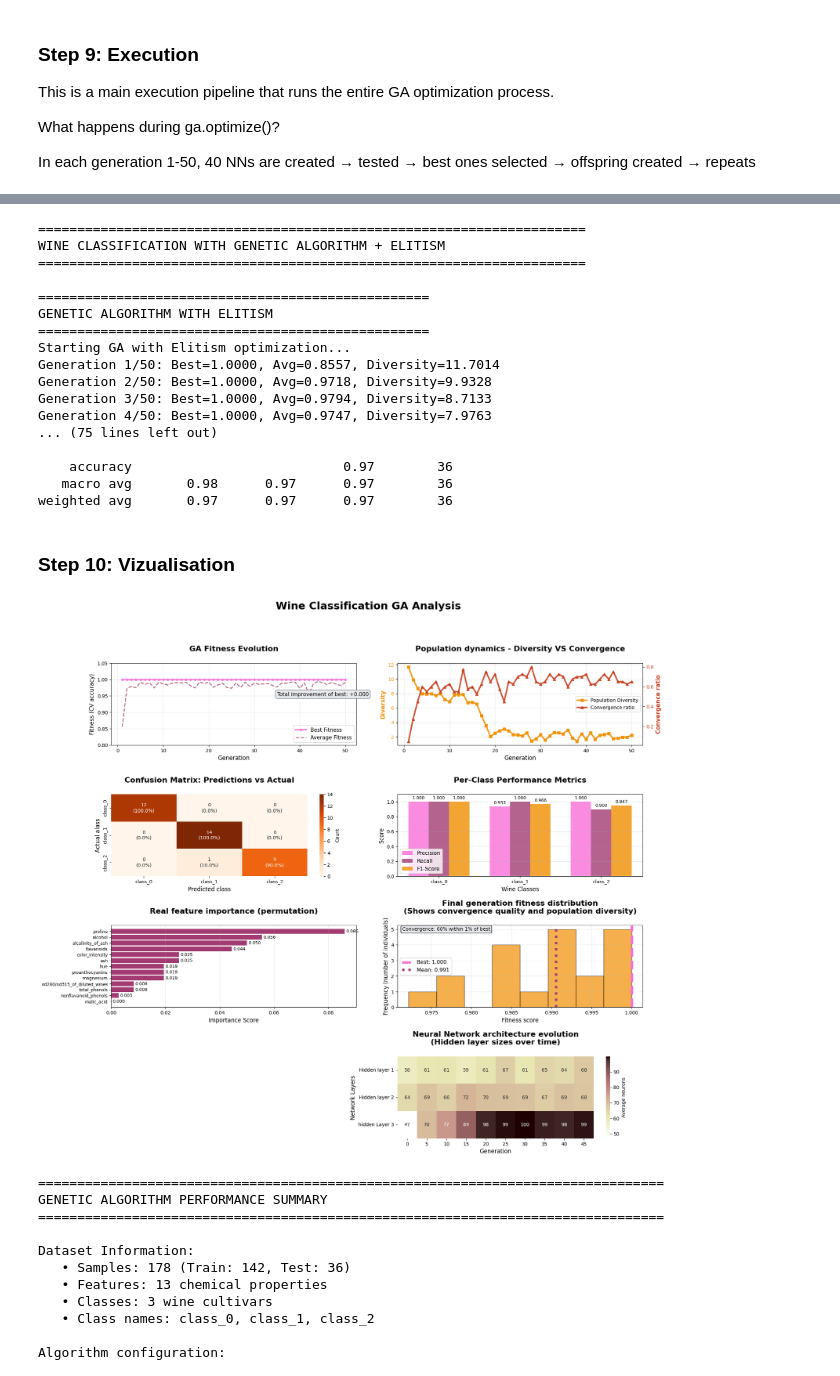
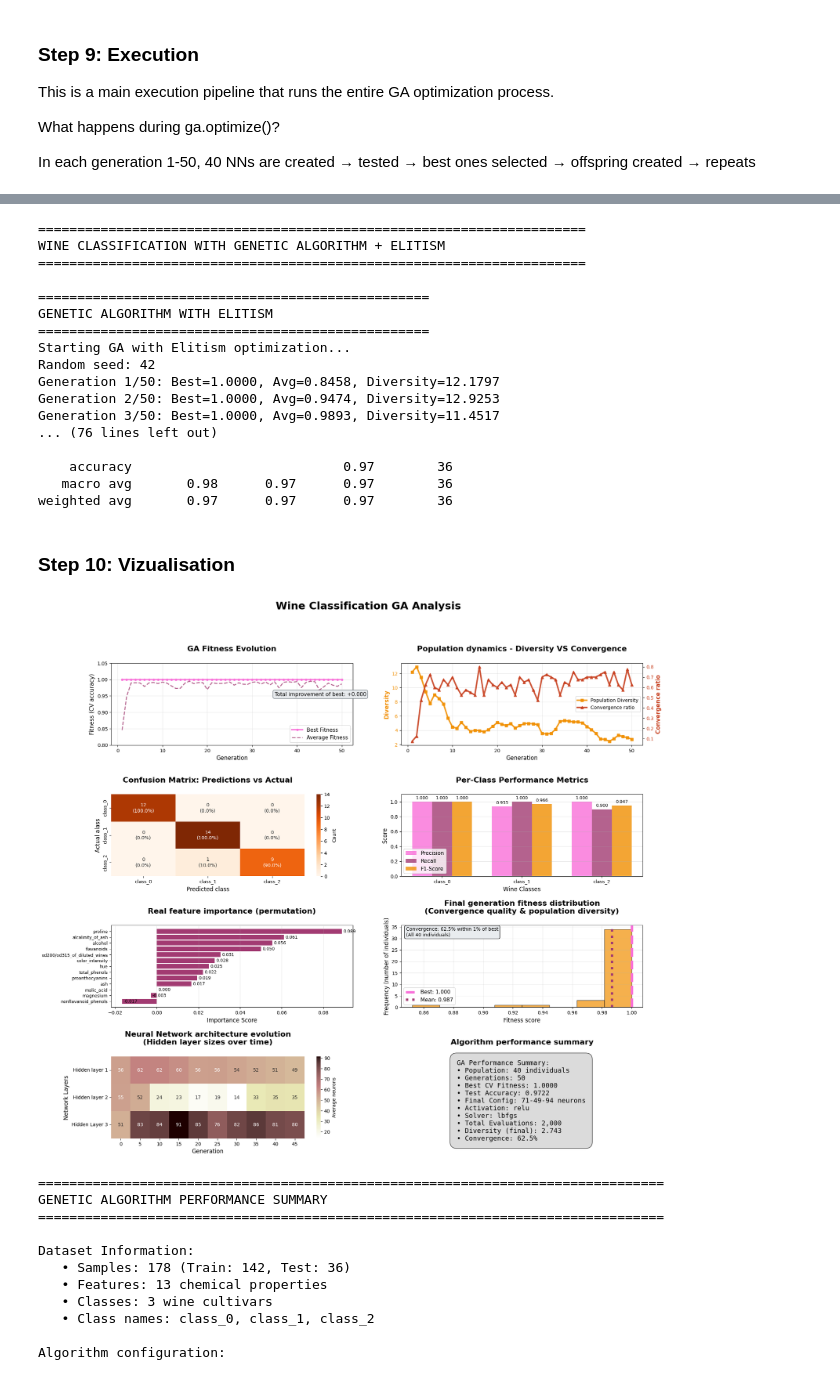
Before and after one commit to anglpxie/global_AI_optimization, a Jupyter notebook: Angela project.ipynb, the cells around one changed output, grey strips where cells are left out. Drawn from its saved outputs; the diff is of its cells as text; code cells hidden in the pictures.

Commit message:
Update Angela project notebook and add charts.png

```diff
--- a/Angela project.ipynb
+++ b/Angela project.ipynb
@@ -521,12 +417,16 @@ print("="*70)
 print("WINE CLASSIFICATION WITH GENETIC ALGORITHM + ELITISM")
 print("="*70)
 
-# Create the GA optimizer instance
+# Set random seeds for reproducibility - THIS ENSURES SAME GA RESULTS EVERY TIME
+np.random.seed(42)  # For GA operations (initialization, selection, crossover, mutation)
+
+# Create the GA optimizer instance with random seed for reproducibility
 ga = GeneticAlgorithmElitism(
     population_size=40,    # 40 neural networks in each generation
     generations=50,        # Evolution runs for 50 generations
     mutation_rate=0.15,    # 15% chance of mutation for each parameter
-    elitism_rate=0.15      # Keep top 15% (6 best) individuals each generation
+    elitism_rate=0.15,     # Keep top 15% (6 best) individuals each generation
+    random_seed=42         # CRITICAL: This ensures same results every time
 )
 
 # Run GA optimization ie run evolution process
@@ -563,11 +463,11 @@ WINE CLASSIFICATION WITH GENETIC ALGORITHM + ELITISM
 GENETIC ALGORITHM WITH ELITISM
 ==================================================
 Starting GA with Elitism optimization...
-Generation 1/50: Best=1.0000, Avg=0.8557, Diversity=11.7014
-Generation 2/50: Best=1.0000, Avg=0.9718, Diversity=9.9328
-Generation 3/50: Best=1.0000, Avg=0.9794, Diversity=8.7133
-Generation 4/50: Best=1.0000, Avg=0.9747, Diversity=7.9763
-... (75 lines left out)
+Random seed: 42
+Generation 1/50: Best=1.0000, Avg=0.8458, Diversity=12.1797
+Generation 2/50: Best=1.0000, Avg=0.9474, Diversity=12.9253
+Generation 3/50: Best=1.0000, Avg=0.9893, Diversity=11.4517
+... (76 lines left out)
 
     accuracy                           0.97        36
    macro avg       0.98      0.97      0.97        36
@@ -638,7 +537,7 @@ colors = {
 }
 
 # Layout
-gs = fig.add_gridspec(4, 4, hspace=0.6, wspace=0.4)
+gs = fig.add_gridspec(4, 4, hspace=0.6, wspace=0.5)
 
 # 1. Fitness progress
 ax1 = fig.add_subplot(gs[0, :2])
@@ -781,9 +680,8 @@ for i, bar in enumerate(bars):
 ax6 = fig.add_subplot(gs[2, 2:])
 final_generation = ga.population_history[-1] if ga.population_history else []
 if final_generation:
-    # Sample more individuals for better distribution
-    sample_size = min(20, len(final_generation))
-    final_fitness = [evaluate_nn(ind) for ind in final_generation[-sample_size:]]
+    # Use ALL individuals from final generation for consistency
+    final_fitness = [evaluate_nn(ind) for ind in final_generation]
 
     # Histogram
     n, bins, patches = ax6.hist(final_fitness, bins=8, alpha=0.7,
@@ -808,58 +706,73 @@ if final_generation:
     ax6.axvline(mean_fitness, color=colors['secondary'], linestyle=':', linewidth=5,
                label=f'Mean: {mean_fitness:.3f}')
 
-    ax6.set_title('Final generation fitness distribution\n(Shows convergence quality and population diversity)',
+    ax6.set_title('Final generation fitness distribution\n(Convergence quality & population diversity)',
                  fontsize=16, fontweight='bold', pad=25)
     ax6.set_xlabel('Fitness score', fontsize=12)
     ax6.set_ylabel('Frequency (number of individuals)', fontsize=12)
     ax6.legend(fontsize=11)
     ax6.grid(True, alpha=0.3)
 
-    # Add explanation text
+    # Add explanation text - NOW CONSISTENT WITH ALGORITHM SUMMARY
     convergence_pct = (sum(1 for f in final_fitness if abs(f - ga_best_fitness) < 0.01) / len(final_fitness)) * 100
-    ax6.text(0.02, 0.98, f'Convergence: {convergence_pct:.0f}% within 1% of best',
+    ax6.text(0.02, 0.98, f'Convergence: {convergence_pct:.1f}% within 1% of best\n(All {len(final_fitness)} individuals)',
              transform=ax6.transAxes, fontsize=10, verticalalignment='top',
              bbox=dict(boxstyle="round,pad=0.3", facecolor=colors['light']))
 
-
-ax7.text(0.05, 0.95, summary_text, transform=ax7.transAxes, fontsize=11,
-         verticalalignment='top', fontfamily='monospace',
-         bbox=dict(boxstyle="round,pad=0.5", facecolor="lightgray", alpha=0.8))
-
-# 8. Neural Network architecture evolution (Hidden Layers Only)
-ax8 = fig.add_subplot(gs[3, 2:])
+# 7. Neural Network architecture evolution (Hidden Layers Only)
+ax7 = fig.add_subplot(gs[3, :2])
 
 # Extract only hidden layers
 generations_sample = range(0, len(ga.population_history), 5)
 layer_evolution = []
 
 for gen in generations_sample:
     gen_pop = ga.population_history[gen]
     # Calculate average values for hidden layers only (first 3 parameters)
     avg_layers = np.mean([ind[:3] for ind in gen_pop], axis=0)
     layer_evolution.append(avg_layers)
 
 layer_evolution = np.array(layer_evolution).T
 
 # Create heatmap for hidden layers only
-layer_names = ['Hidden layer 1', 'Hidden layer 2', 'hidden Layer 3']
+layer_names = ['Hidden layer 1', 'Hidden layer 2', 'Hidden Layer 3']
 sns.heatmap(layer_evolution, xticklabels=generations_sample,
-            yticklabels=layer_names, cmap='pink_r', ax=ax8,
+            yticklabels=layer_names, cmap='pink_r', ax=ax7,
             cbar_kws={'label': 'Average neurons'}, annot=True, fmt='.0f')
-ax8.set_title('Neural Network architecture evolution\n(Hidden layer sizes over time)',
+ax7.set_title('Neural Network architecture evolution\n(Hidden layer sizes over time)',
              fontsize=16, fontweight='bold', pad=25)
-ax8.set_xlabel('Generation', fontsize=12)
-ax8.set_ylabel('Network Layers', fontsize=12)
+ax7.set_xlabel('Generation', fontsize=12)
+ax7.set_ylabel('Network Layers', fontsize=12)
 
-# 8. Neural Network architecture evolution (Other Hyperparameters)
+# 8. Algorithm Performance Summary
+ax8 = fig.add_subplot(gs[3, 2:])
+
+# Create a summary text box with key metrics
+summary_metrics = f"""GA Performance Summary:
+• Population: {ga.population_size} individuals
+• Generations: {ga.generations}
+• Best CV Fitness: {ga_best_fitness:.4f}
+• Test Accuracy: {ga_test_acc:.4f}
+• Final Config: {h1}-{h2}-{h3} neurons
+• Activation: {activation}
+• Solver: {solver}
+• Total Evaluations: {ga.population_size * ga.generations:,}
+• Diversity (final): {ga.diversity_history[-1]:.3f}
+• Convergence: {ga.convergence_history[-1]:.1%}"""
+
+ax8.text(0.23, 0.96, summary_metrics, transform=ax8.transAxes, fontsize=14,
+         verticalalignment='top', fontfamily='monospace',
+         bbox=dict(boxstyle="round,pad=1", facecolor="lightgray", alpha=0.8))
+ax8.set_title('Algorithm performance summary', fontsize=16, fontweight='bold', pad=25)
+ax8.axis('off')  # Hide axes for text-only plot
 
 plt.suptitle('Wine Classification GA Analysis',
              fontsize=22, fontweight='bold', y=0.98)
 
 plt.tight_layout()
 plt.show()
 # %% [output]
-[figure, old version]
+[figure, new version]
 # %%
 # Report Summary
 print("="*80)
```
Also changed, not shown: parts of 6 cells of this notebook, 1 other file.
